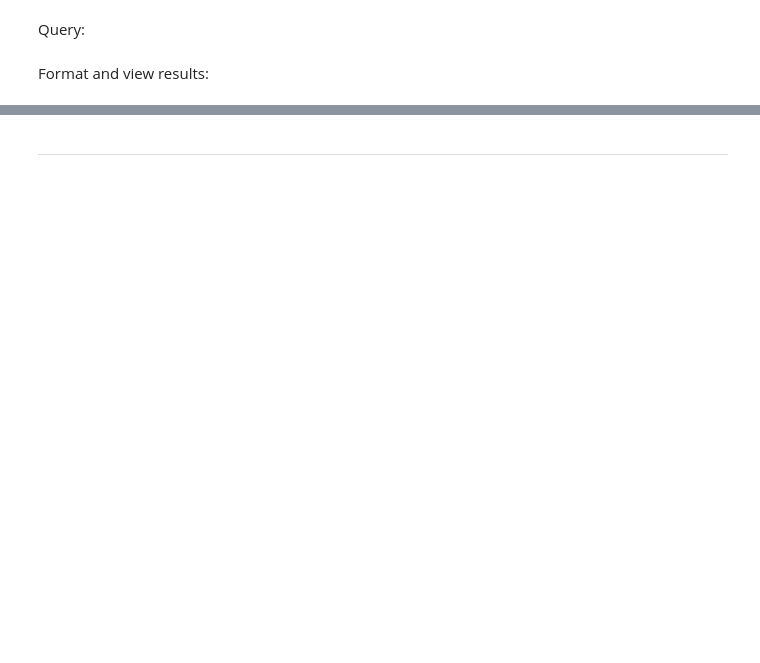
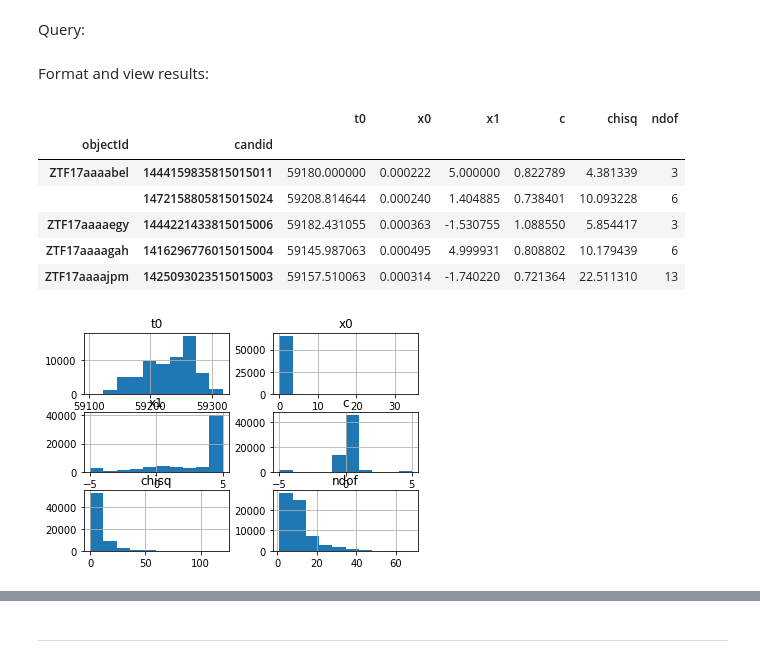
Before and after one commit to mwvgroup/Pitt-Google-Broker, a Jupyter notebook: pgb_utils/tutorials/PGB_Tutorial.ipynb, the cells around one changed output, grey strips where cells are left out. Cells and saved outputs as stored; diff of their text form; code cells hidden in the pictures; blank space fills up the shorter version.

Commit message:
updates BigQuery and Cloud Storage sections, and layout for readability

```diff
--- a/pgb_utils/tutorials/PGB_Tutorial.ipynb
+++ b/pgb_utils/tutorials/PGB_Tutorial.ipynb
@@ -80,6 +112,5 @@ auth.authenticate_user()
 # %%
-my_project_id = 'ardent-cycling-243415'
-# my_project_id = 'my-pgb-project'  # ENTER YOUR GCP PROJECT ID HERE
+my_project_id = 'my-pgb-project'  # ENTER YOUR GCP PROJECT ID HERE
 pgb_project_id = 'ardent-cycling-243415'
 # %%
 # Create a function to run and print a shell command.
@@ -310,3 +491,35 @@ query = (
+# %%
+# Write the standard SQL query statement
+
+# pgb.bigquery.get_dataset_table_names()  # view available tables
+# pgb.bigquery.get_table_info('<table>')  # view available column names
+
+# construct the full table name
+table = 'salt2'
+dataset = 'ztf_alerts'
+full_table_name = f'{pgb_project_id}.{dataset}.{table}'
+
+# construct the query
+query = (
+    f'SELECT objectId, candid, t0, x0, x1, c, chisq, ndof '
+    f'FROM `{full_table_name}` '
+    f'WHERE ndof>0 and chisq/ndof<2 '
+)
+
+# note: if you want to query object histories you can get the
+# query statement using `pgb.bigquery.object_history_sql_statement()`
+# %%
+# Let's create a function to execute a "dry run"
+# and tell us how much data will be processed.
+# This is essentially `pgb.bigquery.dry_run()`
+def dry_run(query):
+    job_config = bigquery.QueryJobConfig(dry_run=True, use_query_cache=False)
+    query_job = bq_client.query(query, job_config=job_config)
+    nbytes, TB = query_job.total_bytes_processed, 1e12
+    print(f'\nQuery statement:')
+    print(f'\n"{query}"\n')
+    print(f'will process {nbytes} bytes of data.')
+    print(f'({nbytes/TB*100:.3}% of your 1 TB Free Tier monthly allotment.)')
 # %%
 # Find out how much data will be processed
 dry_run(query)
@@ -321,10 +541,22 @@ Format and view results:
 # %%
 # Option 1: dump results to a pandas.DataFrame
 df = query_job.to_dataframe()
 
-# look at some things
+# some things you might want to do with it
+df = df.drop_duplicates()
+df = df.set_index(['objectId','candid']).sort_index()
+
 df.hist()
 df.head()
+# %% [output]
+|  |  | t0 | x0 | x1 | c | chisq | ndof |
+| objectId | candid |  |  |  |  |  |  |
+| ZTF17aaaabel | 1444159835815015011 | 59180.000000 | 0.000222 | 5.000000 | 0.822789 | 4.381339 | 3 |
+|  | 1472158805815015024 | 59208.814644 | 0.000240 | 1.404885 | 0.738401 | 10.093228 | 6 |
+| ZTF17aaaaegy | 1444221433815015006 | 59182.431055 | 0.000363 | -1.530755 | 1.088550 | 5.854417 | 3 |
+| ZTF17aaaagah | 1416296776015015004 | 59145.987063 | 0.000495 | 4.999931 | 0.808802 | 10.179439 | 6 |
+| ZTF17aaaajpm | 1425093023515015003 | 59157.510063 | 0.000314 | -1.740220 | 0.721364 | 22.511310 | 13 |
+[figure, added]
 # %%
 # Option 2: parse results row by row
 for r, row in enumerate(query_job):
```
Also changed, not shown: parts of 137 cells of this notebook.
